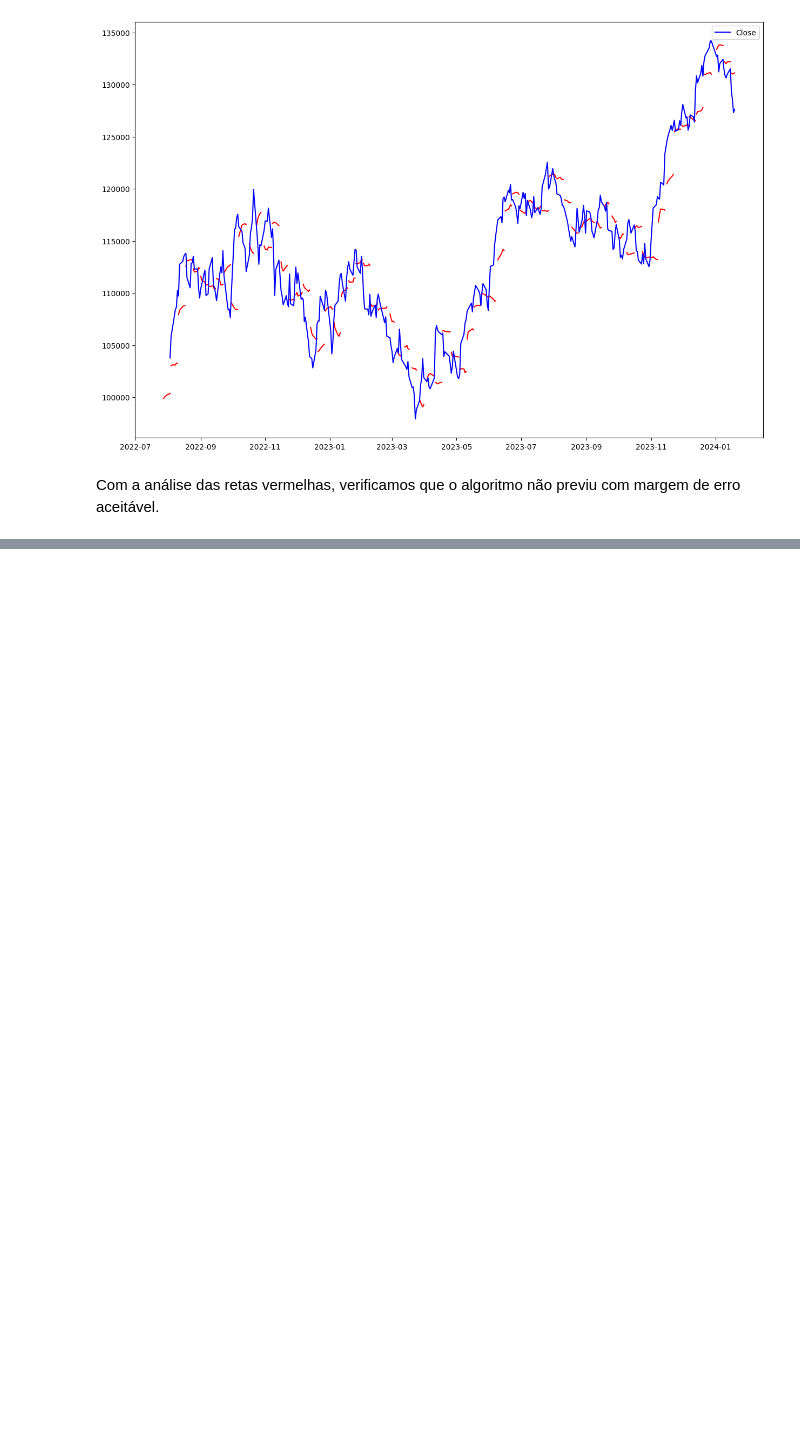
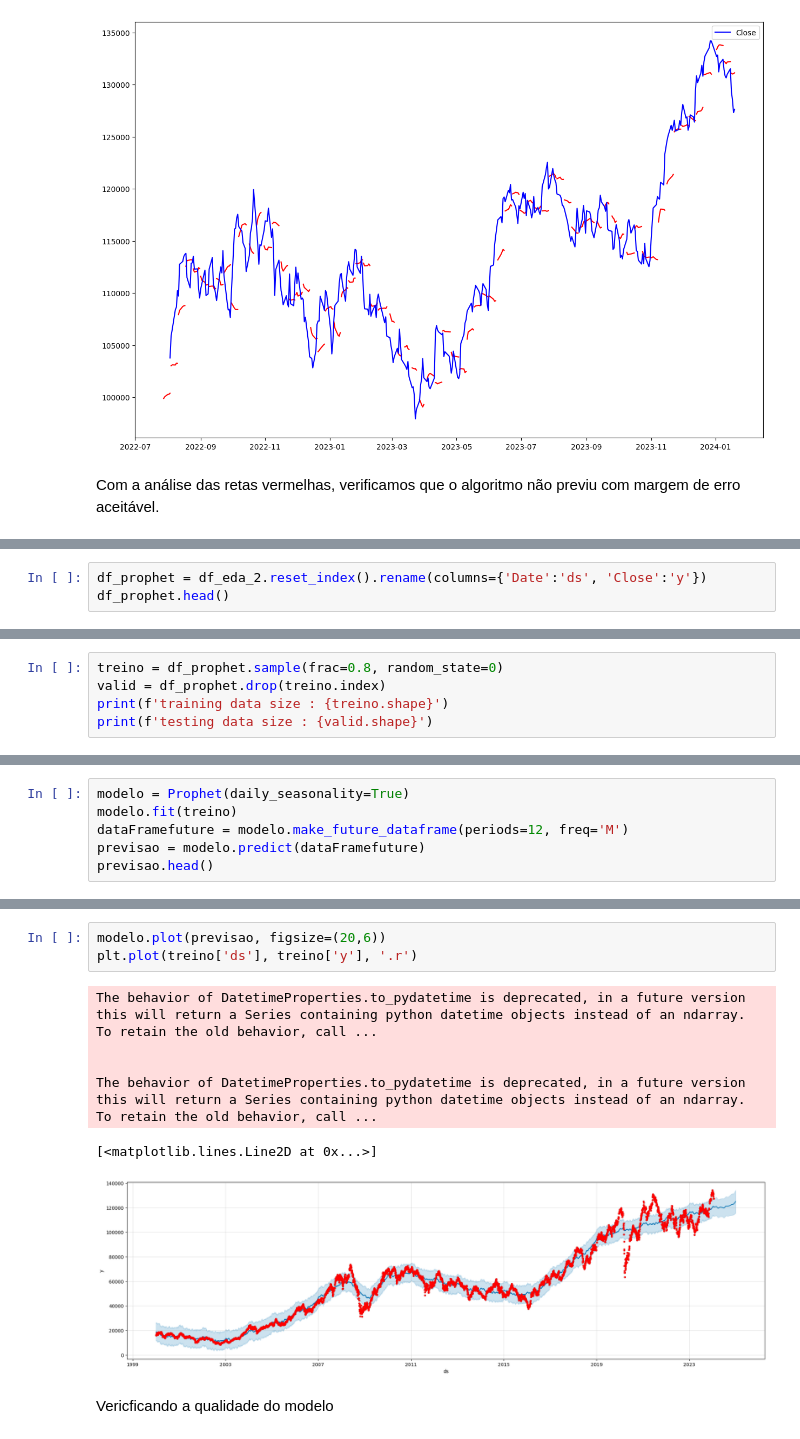
Before and after one commit to nineteens/tech-challenges, a Jupyter notebook: projetos/investimento/prevendo_indice_ibovespa.ipynb, the cells around one changed output, grey strips where cells are left out. Drawn from its saved outputs; the diff is of its cells as text; blank space fills up the shorter version.

```diff
--- a/projetos/investimento/prevendo_indice_ibovespa.ipynb
+++ b/projetos/investimento/prevendo_indice_ibovespa.ipynb
@@ -357,0 +501,3 @@ Para escolher o modelo ideal, faremos o teste da estacionariedade.
+# %%
+df_prophet = df_eda_2.reset_index().rename(columns={'Date':'ds', 'Close':'y'})
+df_prophet.head()
@@ -357,0 +511,5 @@ Para escolher o modelo ideal, faremos o teste da estacionariedade.
+# %%
+treino = df_prophet.sample(frac=0.8, random_state=0)
+valid = df_prophet.drop(treino.index)
+print(f'training data size : {treino.shape}')
+print(f'testing data size : {valid.shape}')
@@ -357,0 +519,6 @@ Para escolher o modelo ideal, faremos o teste da estacionariedade.
+# %%
+modelo = Prophet(daily_seasonality=True)
+modelo.fit(treino)
+dataFramefuture = modelo.make_future_dataframe(periods=12, freq='M')
+previsao = modelo.predict(dataFramefuture)
+previsao.head()
@@ -357,0 +535,12 @@ Para escolher o modelo ideal, faremos o teste da estacionariedade.
+# %%
+modelo.plot(previsao, figsize=(20,6))
+plt.plot(treino['ds'], treino['y'], '.r')
+# %% [output]
+The behavior of DatetimeProperties.to_pydatetime is deprecated, in a future version this will return a Series containing python datetime objects instead of an ndarray. To retain the old behavior, call ...
+
+
+The behavior of DatetimeProperties.to_pydatetime is deprecated, in a future version this will return a Series containing python datetime objects instead of an ndarray. To retain the old behavior, call ...
+[<matplotlib.lines.Line2D at 0x...>]
+[figure, added]
+# %% [markdown]
+Vericficando a qualidade do modelo
```
Also changed, not shown: parts of 33 cells of this notebook.
